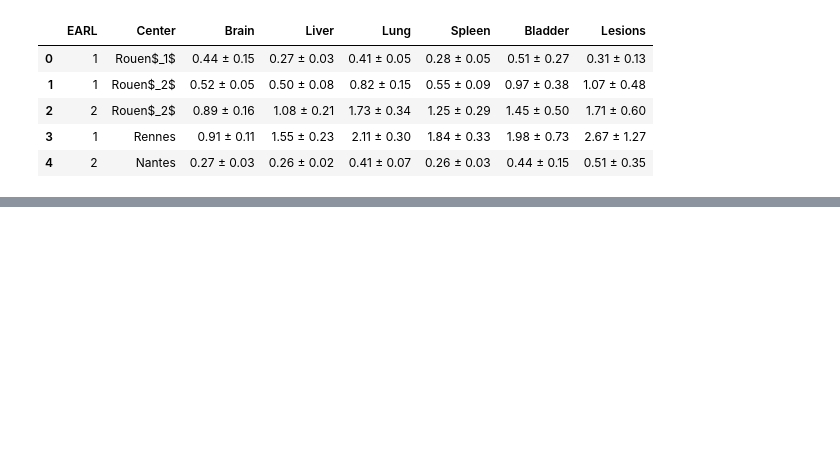
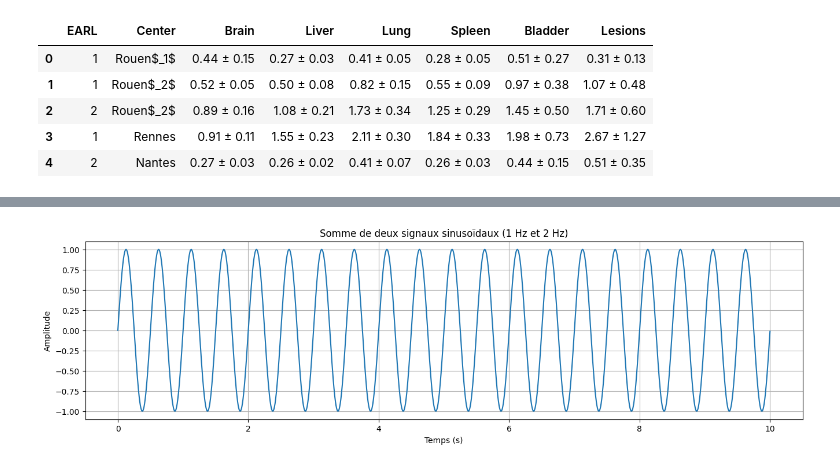
Before and after one commit to Arksyd96/federated-pet-harmonization, a Jupyter notebook: notebooks/pseudo_earl_evaluation.ipynb, the cells around one changed output, grey strips where cells are left out. Cells and saved outputs as stored; diff of their text form; code cells hidden in the pictures; blank space fills up the shorter version.

```diff
--- a/notebooks/pseudo_earl_evaluation.ipynb
+++ b/notebooks/pseudo_earl_evaluation.ipynb
@@ -626,3 +643,35 @@ table_globale
 | Bladder | -6.05 ± 33.30 (-8.53%) | -2.31 ± 7.32 (-15.38%) | -7.79 ± 24.74 (-15.84%) | +0.14 ± 0.95 (+0.17%) | -0.02 ± 0.05 (-0.09%) | -0.14 ± 0.82 (-0.16%) | -0.48 ± 2.31 (-0.94%) | -0.04 ± 0.15 (-0.20%) | +0.01 ± 1.93 (+0.08%) |
 | Spleen | -0.41 ± 4.33 (-10.26%) | -0.32 ± 0.77 (-16.81%) | -0.55 ± 2.59 (-15.31%) | -0.00 ± 0.08 (-0.06%) | -0.00 ± 0.00 (-0.03%) | +0.00 ± 0.06 (+0.14%) | -0.10 ± 0.16 (-3.11%) | -0.00 ± 0.01 (-0.26%) | +0.01 ± 0.10 (+0.53%) |
 | Lesion | -0.27 ± 6.94 (+0.90%) | -0.66 ± 2.82 (-10.48%) | -0.81 ± 3.71 (-13.13%) | +0.03 ± 0.25 (+0.27%) | +0.01 ± 0.06 (+0.24%) | +0.01 ± 0.11 (+0.27%) | -0.12 ± 0.40 (-2.81%) | -0.04 ± 0.12 (-1.45%) | +0.00 ± 0.19 (-0.43%) |
+# %%
+import matplotlib.pyplot as plt
+import numpy as np
+
+# generer sinusoidale : freq, freq_s, durée, amplitude
+def generate_sinusoidal_signal(freq, freq_s, duration, amplitude):
+    t = np.arange(0, duration, 1 / freq_s)
+    signal = amplitude * np.sin(2 * np.pi * freq * t)
+    return t, signal
+
+def peigne_de_dirac(freq, freq_s, duration):
+    t = np.arange(0, duration, 1 / freq_s)
+    signal = np.zeros_like(t)
+    indices = (t * freq).astype(int) % 1 == 0
+    signal[indices] = 1
+    return t, signal
+
+t1, signal1 = generate_sinusoidal_signal(freq=2, freq_s=1000, duration=10, amplitude=1)
+#t2, signal2 = generate_sinusoidal_signal(freq=10, freq_s=1000, duration=2, amplitude=5)
+# t1, signal1 = peigne_de_dirac(freq=2, freq_s=1000, duration=2)
+
+# signal1 = signal1 + signal2  # Somme des deux signaux
+
+plt.figure(figsize=(16, 4))
+plt.plot(t1, signal1)
+plt.xlabel("Temps (s)")
+plt.ylabel("Amplitude")
+plt.title("Somme de deux signaux sinusoïdaux (1 Hz et 2 Hz)")
+plt.grid(True)
+plt.show()
+# %% [output]
+[figure, added]
```
Also changed, not shown: parts of 2 cells of this notebook, 3 other files.
